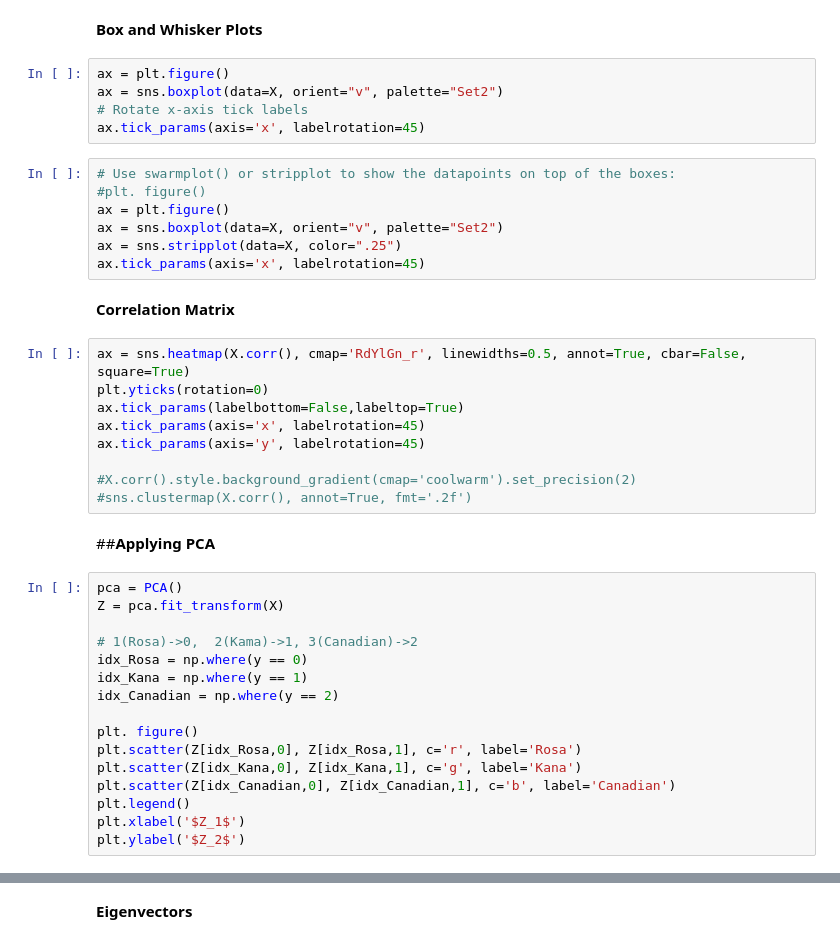
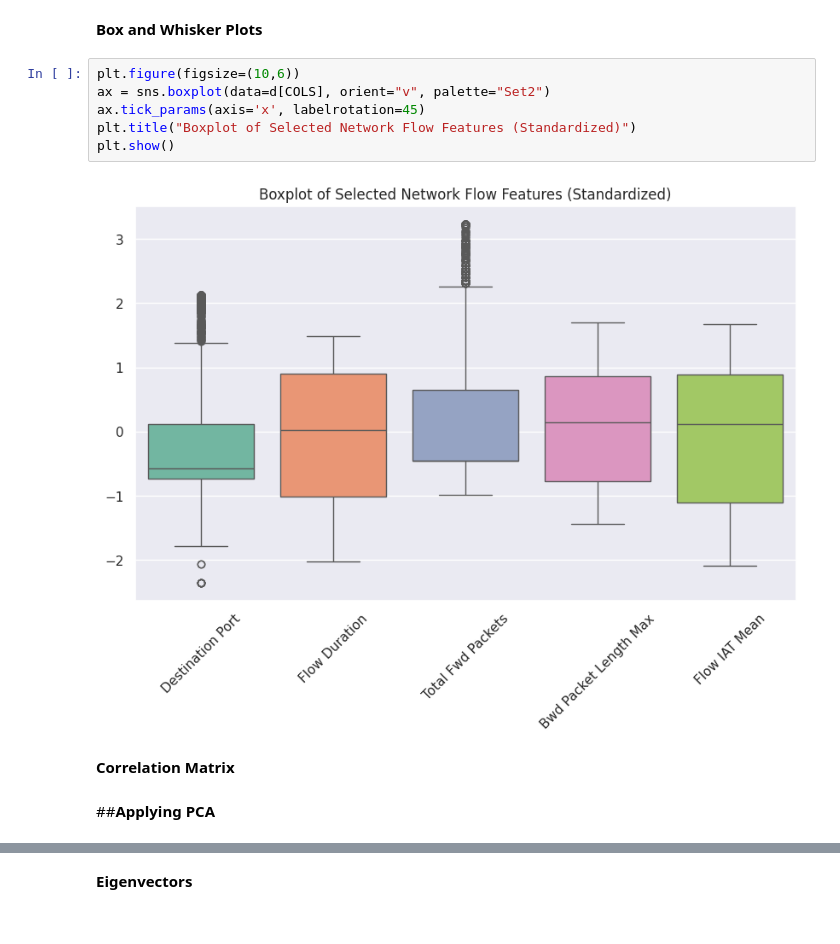
Before and after one commit to Ola-Steeve/INSE6220, a Jupyter notebook: Sample Project Classification with PyCaret.ipynb, the cells around one changed output, grey strips where cells are left out. Cells and saved outputs as stored; diff of their text form.

```diff
--- a/Sample Project Classification with PyCaret.ipynb
+++ b/Sample Project Classification with PyCaret.ipynb
@@ -286,43 +292,14 @@ variables = list(df.columns)
 # %% [markdown]
 **Box and Whisker Plots**
 # %%
-ax = plt.figure()
-ax = sns.boxplot(data=X, orient="v", palette="Set2")
-# Rotate x-axis tick labels
+plt.figure(figsize=(10,6))
+ax = sns.boxplot(data=d[COLS], orient="v", palette="Set2")
 ax.tick_params(axis='x', labelrotation=45)
+plt.title("Boxplot of Selected Network Flow Features (Standardized)")
+plt.show()
+# %% [output]
+[figure, added]
-# %%
-# Use swarmplot() or stripplot to show the datapoints on top of the boxes:
-#plt. figure()
-ax = plt.figure()
-ax = sns.boxplot(data=X, orient="v", palette="Set2")
-ax = sns.stripplot(data=X, color=".25")
-ax.tick_params(axis='x', labelrotation=45)
 # %% [markdown]
 **Correlation Matrix**
-# %%
-ax = sns.heatmap(X.corr(), cmap='RdYlGn_r', linewidths=0.5, annot=True, cbar=False, square=True)
-plt.yticks(rotation=0)
-ax.tick_params(labelbottom=False,labeltop=True)
-ax.tick_params(axis='x', labelrotation=45)
-ax.tick_params(axis='y', labelrotation=45)
-
-#X.corr().style.background_gradient(cmap='coolwarm').set_precision(2)
-#sns.clustermap(X.corr(), annot=True, fmt='.2f')
 # %% [markdown]
 ##**Applying PCA**
-# %%
-pca = PCA()
-Z = pca.fit_transform(X)
-
-# 1(Rosa)->0,  2(Kama)->1, 3(Canadian)->2
-idx_Rosa = np.where(y == 0)
-idx_Kana = np.where(y == 1)
-idx_Canadian = np.where(y == 2)
-
-plt. figure()
-plt.scatter(Z[idx_Rosa,0], Z[idx_Rosa,1], c='r', label='Rosa')
-plt.scatter(Z[idx_Kana,0], Z[idx_Kana,1], c='g', label='Kana')
-plt.scatter(Z[idx_Canadian,0], Z[idx_Canadian,1], c='b', label='Canadian')
-plt.legend()
-plt.xlabel('$Z_1$')
-plt.ylabel('$Z_2$')
```
Also changed, not shown: parts of 3 cells of this notebook.
